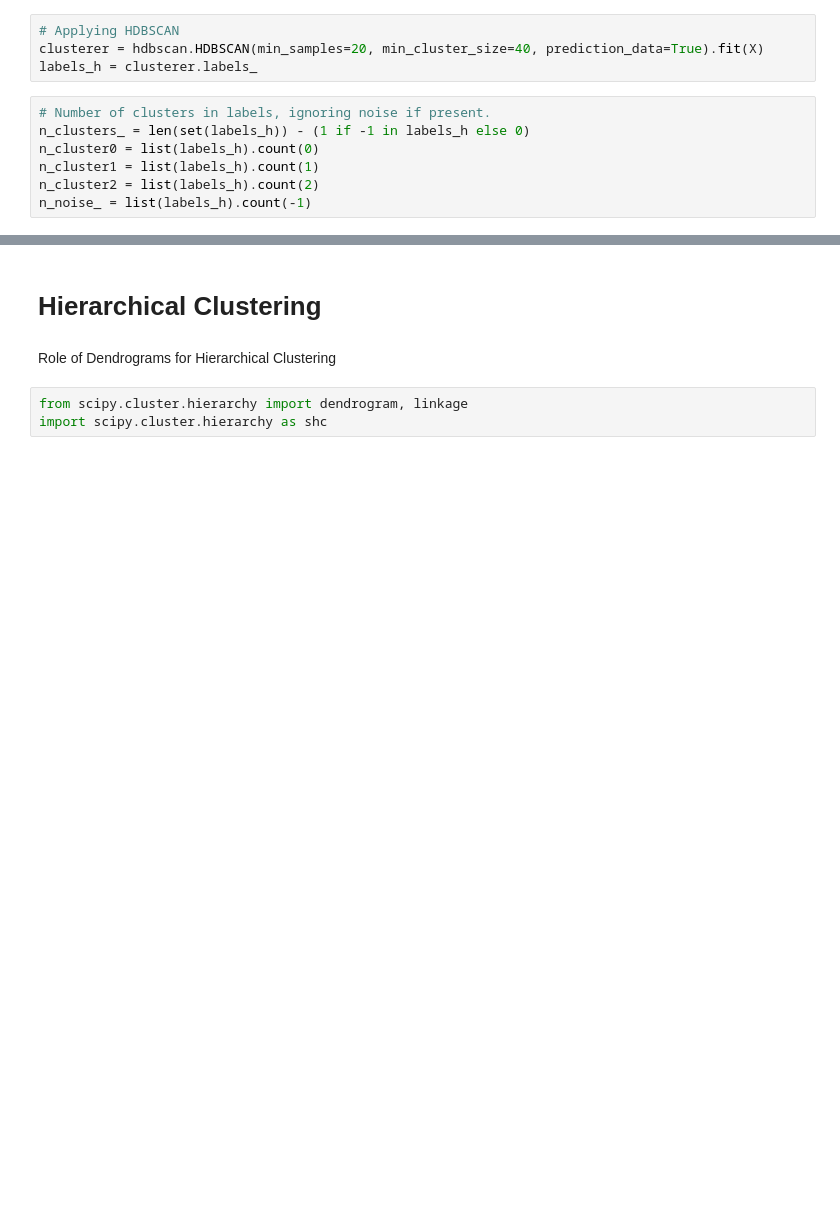
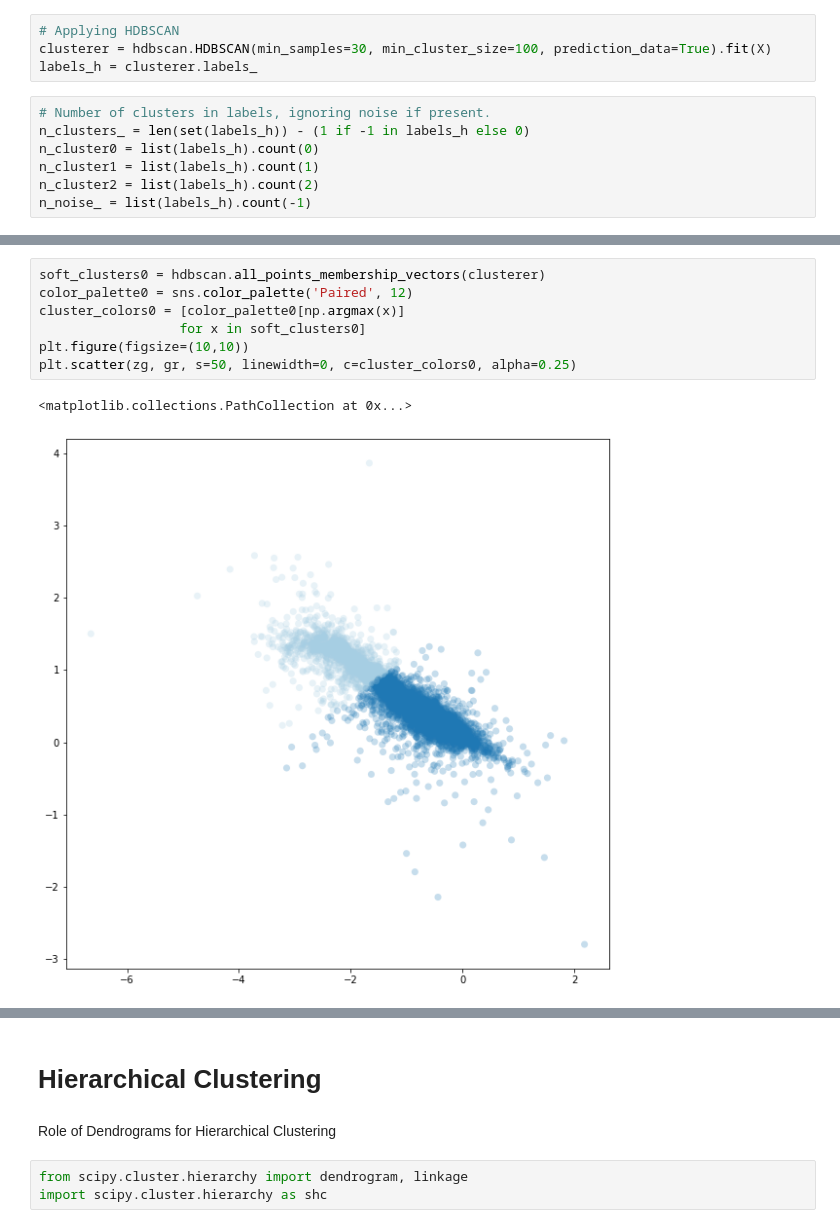
Before and after one commit to AngelGSoto/SPLUS_EmissionObject, a Jupyter notebook: 3filter_noflat/Color color diagrams and others things.ipynb, the cells around one changed output, grey strips where cells are left out. Drawn from its saved outputs; the diff is of its cells as text; blank space fills up the shorter version.

```diff
--- a/3filter_noflat/Color color diagrams and others things.ipynb
+++ b/3filter_noflat/Color color diagrams and others things.ipynb
@@ -345,7 +345,7 @@ Estimated number of cluster points 1: 4618
 import hdbscan
 # %%
 # Applying HDBSCAN
-clusterer = hdbscan.HDBSCAN(min_samples=20, min_cluster_size=40, prediction_data=True).fit(X)
+clusterer = hdbscan.HDBSCAN(min_samples=30, min_cluster_size=100, prediction_data=True).fit(X)
 labels_h = clusterer.labels_
 # %%
 # Number of clusters in labels, ignoring noise if present.
@@ -377,0 +378,10 @@ sns.scatterplot(zg, gr,
+# %%
+soft_clusters0 = hdbscan.all_points_membership_vectors(clusterer)
+color_palette0 = sns.color_palette('Paired', 12)
+cluster_colors0 = [color_palette0[np.argmax(x)]
+                  for x in soft_clusters0]
+plt.figure(figsize=(10,10))
+plt.scatter(zg, gr, s=50, linewidth=0, c=cluster_colors0, alpha=0.25)
+# %% [output]
+<matplotlib.collections.PathCollection at 0x...>
+[figure, added]
```
Also changed, not shown: parts of 16 cells of this notebook, 4 other files.
